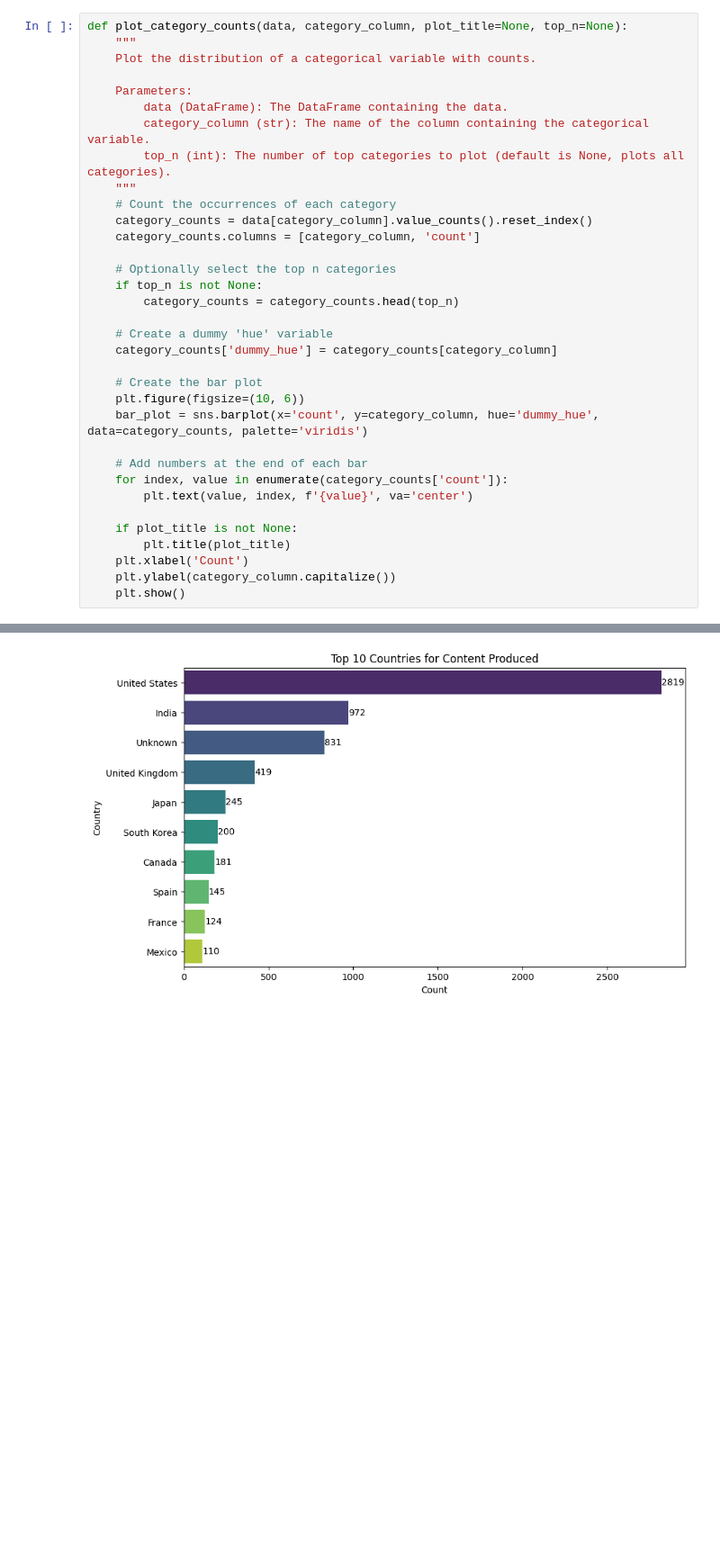
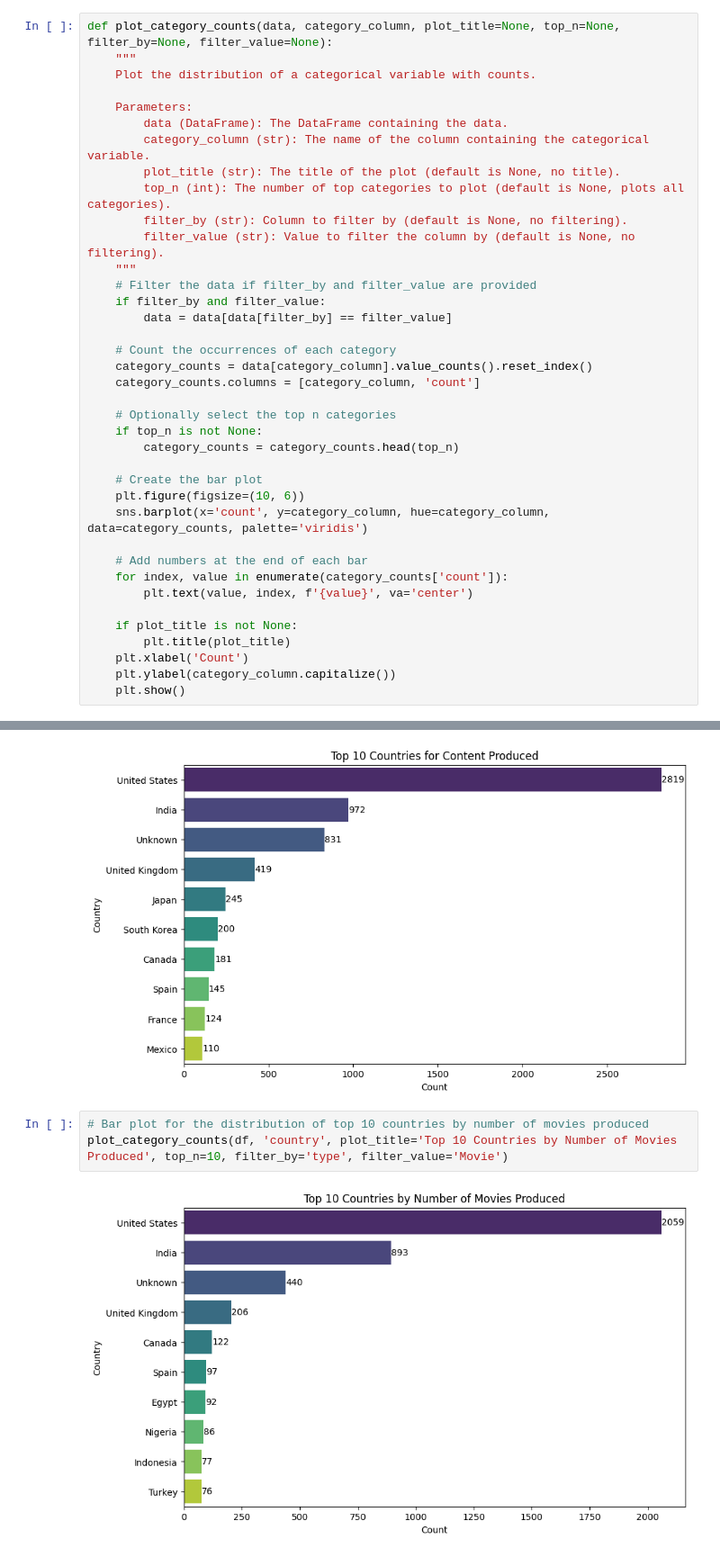
Before and after one commit to DarrenChooo/netflix_data, a Jupyter notebook: netflix.ipynb, the cells around one changed output, grey strips where cells are left out. Shown: that part at 90% size. Saved outputs shown, nothing was run; the diff lists cells and outputs as text; blank space fills up the shorter version.

Commit message:
added bar charts to show distribtuon of genres

```diff
--- a/netflix.ipynb
+++ b/netflix.ipynb
@@ -149,15 +149,22 @@ plt.show()
 # %% [output]
 [figure]
 # %%
-def plot_category_counts(data, category_column, plot_title=None, top_n=None):
+def plot_category_counts(data, category_column, plot_title=None, top_n=None, filter_by=None, filter_value=None):
     """
     Plot the distribution of a categorical variable with counts.
 
     Parameters:
         data (DataFrame): The DataFrame containing the data.
         category_column (str): The name of the column containing the categorical variable.
+        plot_title (str): The title of the plot (default is None, no title).
         top_n (int): The number of top categories to plot (default is None, plots all categories).
+        filter_by (str): Column to filter by (default is None, no filtering).
+        filter_value (str): Value to filter the column by (default is None, no filtering).
     """
+    # Filter the data if filter_by and filter_value are provided
+    if filter_by and filter_value:
+        data = data[data[filter_by] == filter_value]
+
     # Count the occurrences of each category
     category_counts = data[category_column].value_counts().reset_index()
     category_counts.columns = [category_column, 'count']
@@ -166,12 +173,9 @@ def plot_category_counts(data, category_column, plot_title=None, top_n=None):
     if top_n is not None:
         category_counts = category_counts.head(top_n)
 
-    # Create a dummy 'hue' variable
-    category_counts['dummy_hue'] = category_counts[category_column]
-
     # Create the bar plot
     plt.figure(figsize=(10, 6))
-    bar_plot = sns.barplot(x='count', y=category_column, hue='dummy_hue', data=category_counts, palette='viridis')
+    sns.barplot(x='count', y=category_column, hue=category_column, data=category_counts, palette='viridis')
 
     # Add numbers at the end of each bar
     for index, value in enumerate(category_counts['count']):
@@ -192,3 +196,8 @@ plot_category_counts(df, 'rating', 'Distribution of ratings')
 plot_category_counts(df, 'country', 'Top 10 Countries for Content Produced', top_n=10)
 # %% [output]
 [figure]
+# %%
+# Bar plot for the distribution of top 10 countries by number of movies produced
+plot_category_counts(df, 'country', plot_title='Top 10 Countries by Number of Movies Produced', top_n=10, filter_by='type', filter_value='Movie')
+# %% [output]
+[figure, added]
```
Also changed, not shown: parts of 4 cells of this notebook.
